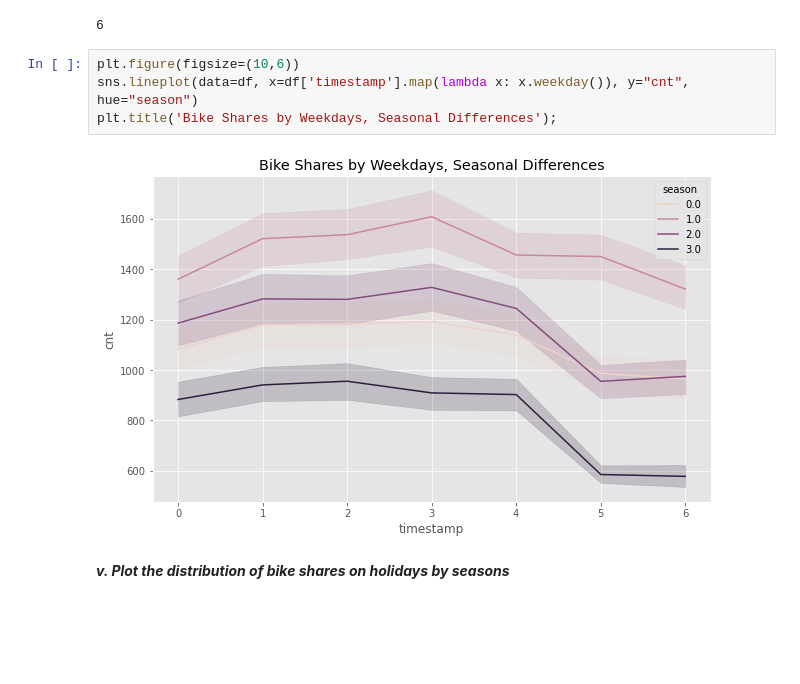
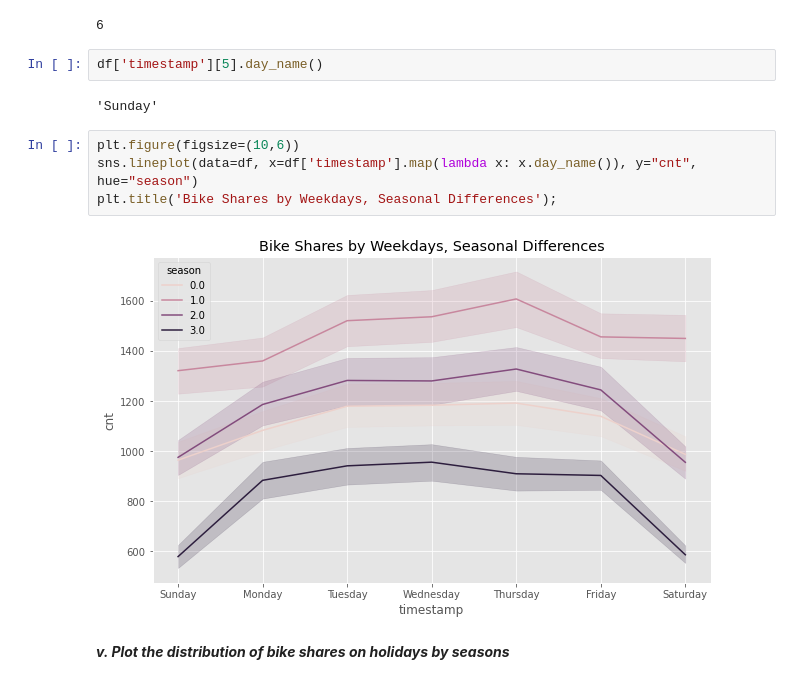
Before and after one commit to smeteo/Data_Science_and_Machine_Learning, a Jupyter notebook: 8._Capstone_Projects/Project_3_Demand_Prediction/Demand_Prediction_Capstone_3.ipynb, the cells around one changed output. Cells and saved outputs as stored; diff of their text form; blank space fills up the shorter version.

```diff
--- a/8._Capstone_Projects/Project_3_Demand_Prediction/Demand_Prediction_Capstone_3.ipynb
+++ b/8._Capstone_Projects/Project_3_Demand_Prediction/Demand_Prediction_Capstone_3.ipynb
@@ -268,12 +272,16 @@ _season - category field meteorological seasons: 0-spring ; 1-summer; 2-fall; 3-
 df['timestamp'][5].weekday()
 # %% [output]
 6
+# %%
+df['timestamp'][5].day_name()
+# %% [output]
+'Sunday'
 # %%
 plt.figure(figsize=(10,6))
-sns.lineplot(data=df, x=df['timestamp'].map(lambda x: x.weekday()), y="cnt", hue="season")
+sns.lineplot(data=df, x=df['timestamp'].map(lambda x: x.day_name()), y="cnt", hue="season")
 plt.title('Bike Shares by Weekdays, Seasonal Differences');
 # %% [output]
-[figure, old version]
+[figure, new version]
 # %% [markdown]
 ***v. Plot the distribution of bike shares on holidays by seasons***
 # %% [markdown]
```
Also changed, not shown: parts of 1 cell of this notebook.
